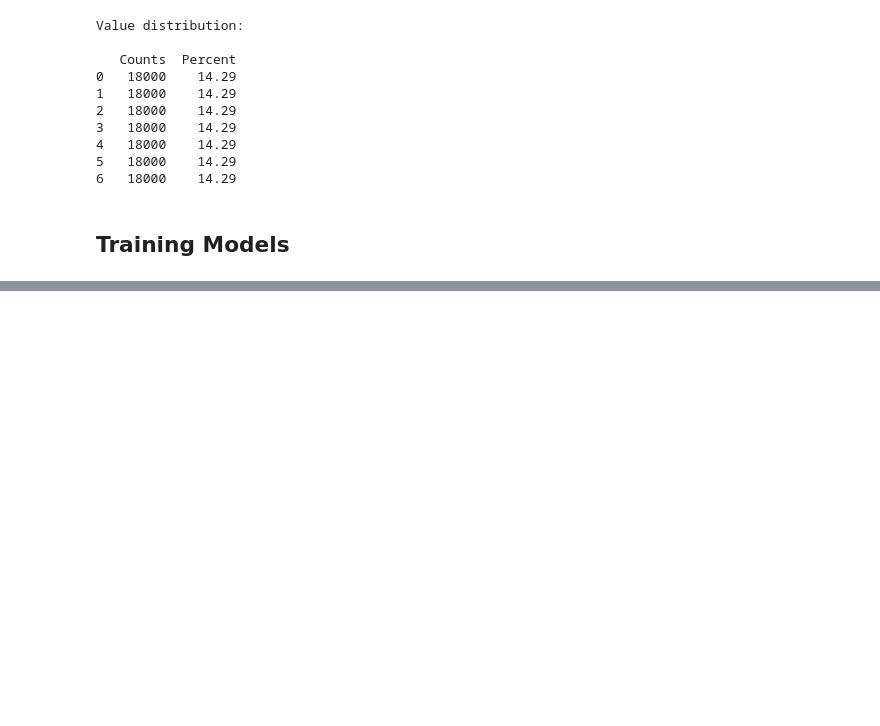
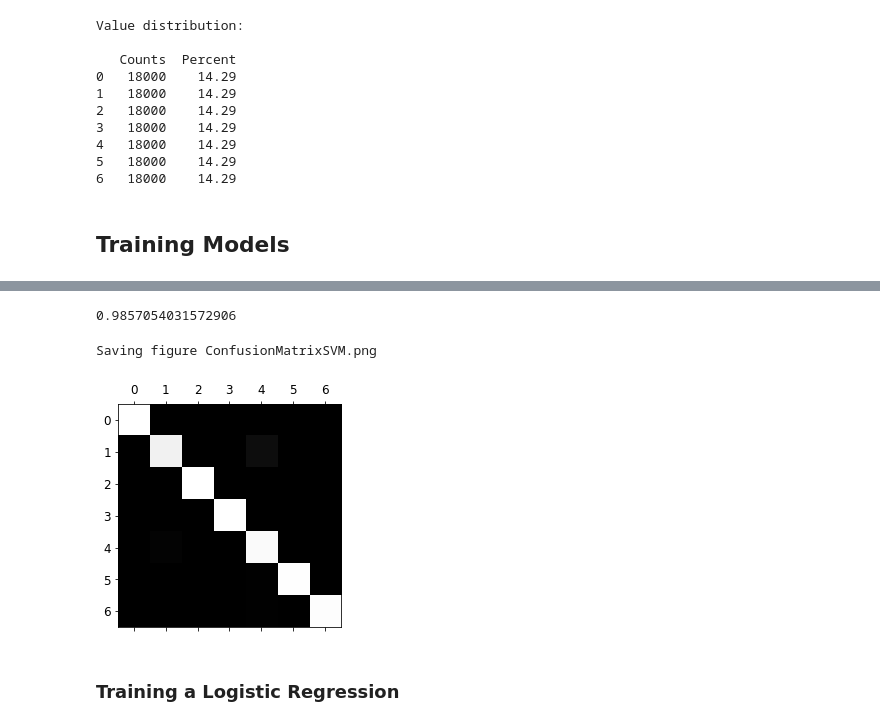
Before and after one commit to anishapant21/ECG-Arrhythmia, a Jupyter notebook: Arrythmia.ipynb, the cells around one changed output, grey strips where cells are left out. Drawn from its saved outputs; the diff is of its cells as text; code cells hidden in the pictures; blank space fills up the shorter version.

```diff
--- a/Arrythmia.ipynb
+++ b/Arrythmia.ipynb
@@ -526,0 +529,20 @@ print(precision)
+# %%
+#F1-Score of SVM Classifier
+from sklearn.metrics import f1_score
+f1=f1_score(train_label, cls.predict(train_data_scaled), average='macro')
+print(f1)
+# %% [output]
+0.9857054031572906
+# %%
+#Confusion Matrix SVM Classifier
+from sklearn.metrics import confusion_matrix
+confusion_matrix(train_label, cls.predict(train_data_scaled))
+
+plt.matshow(confusion_matrix(train_label,cls.predict(train_data_scaled),normalize="true"),cmap="gray")
+save_fig("ConfusionMatrixSVM.png")
+plt.show()
+# %% [output]
+Saving figure ConfusionMatrixSVM.png
+[figure, added]
+# %% [markdown]
+### Training a Logistic Regression
```
Also changed, not shown: parts of 17 cells of this notebook, 2 other files.
